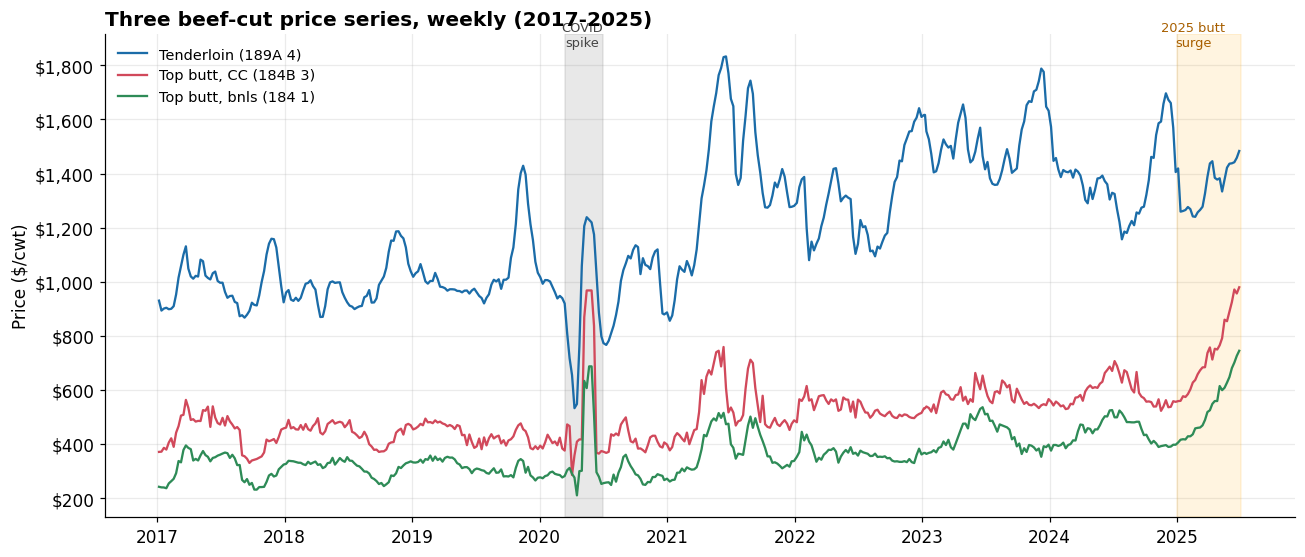
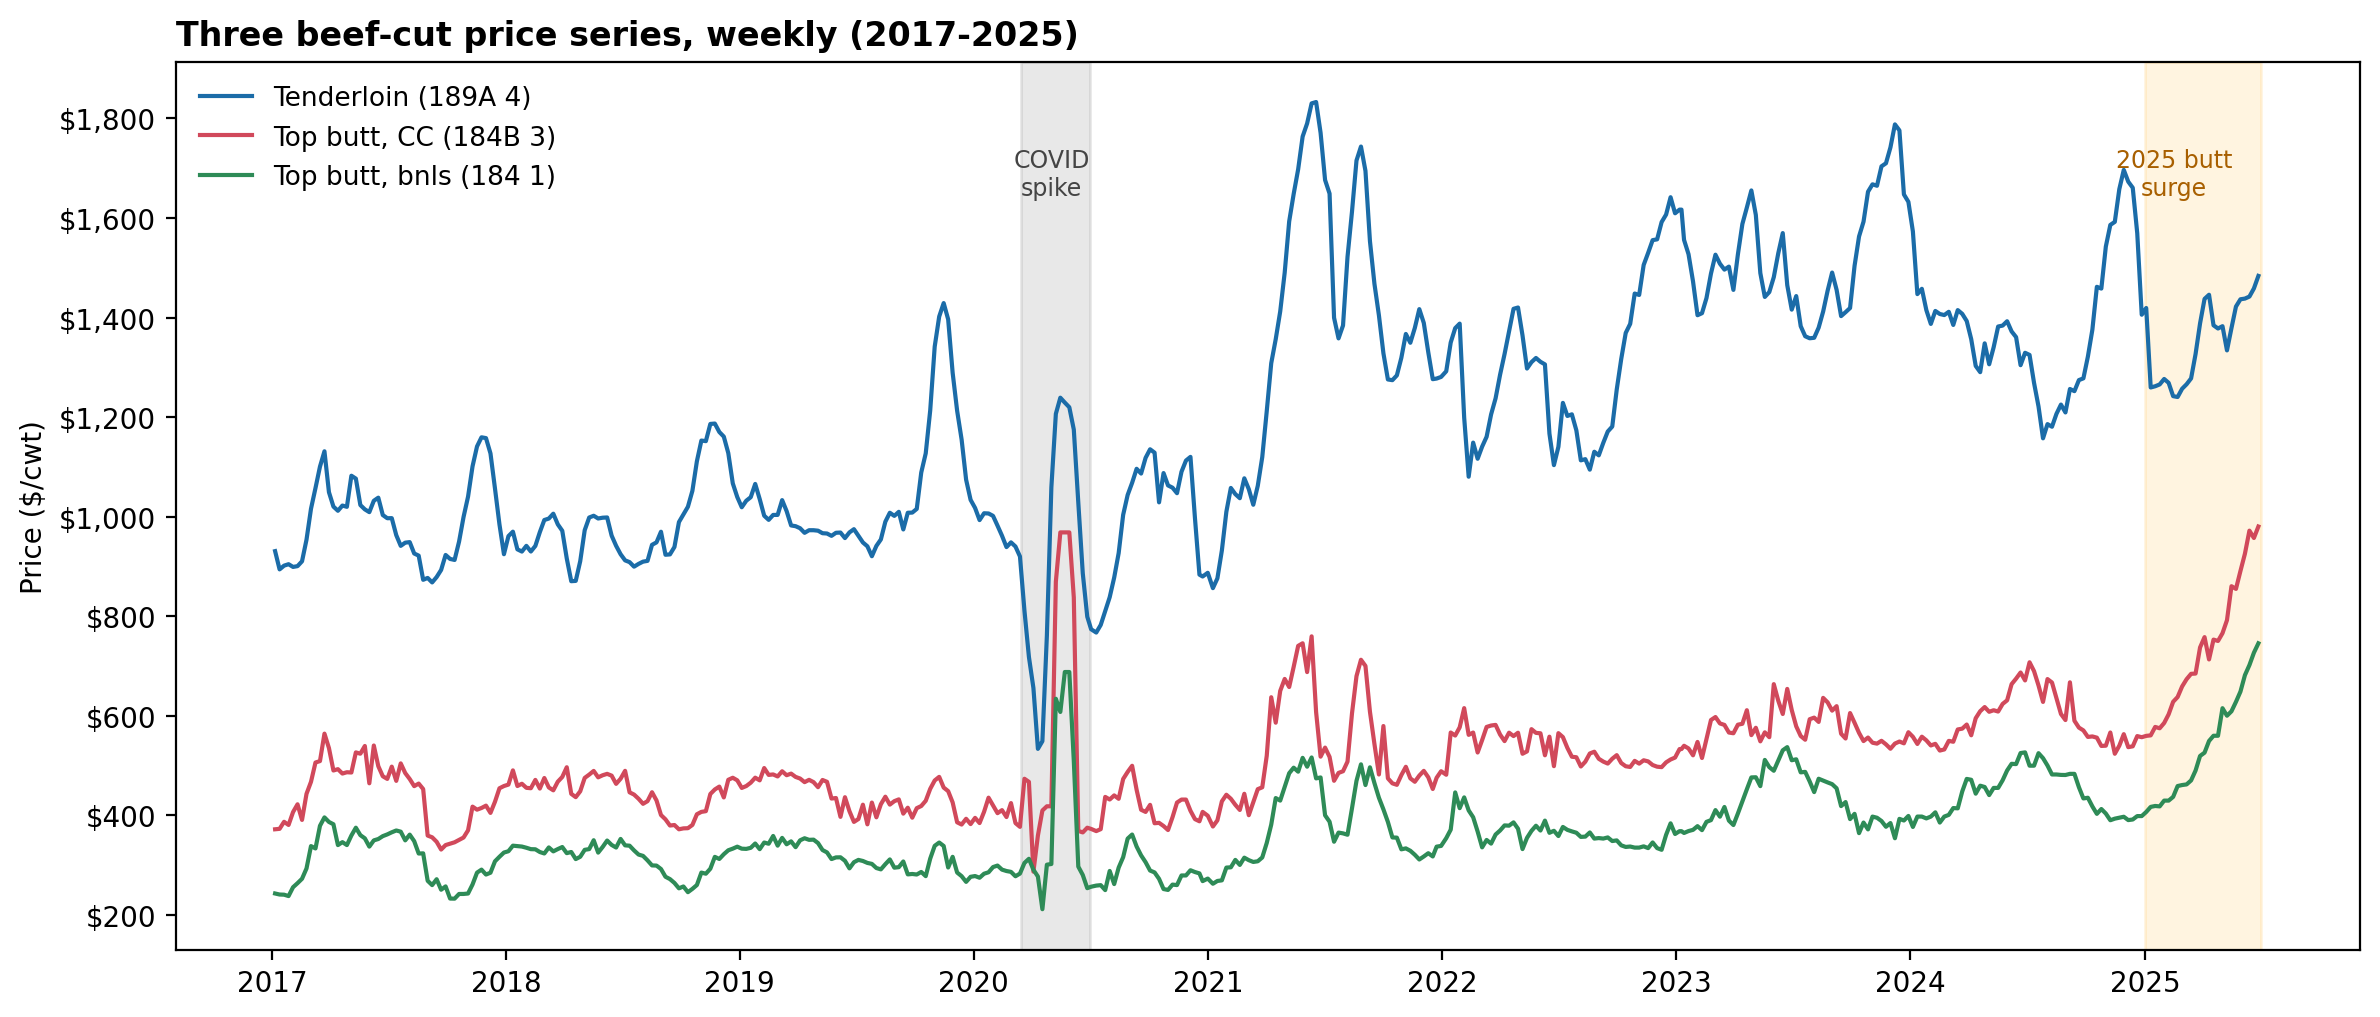
The change to this notebook cell's code, shown as a diff; its figure went from the first image to the second:
--- before
+++ after
@@ -4,7 +4,7 @@
 ax.plot(df.report_date, df.butt_bnls_price,  color=C['butt_bnls'], lw=1.5, label='Top butt, bnls (184 1)')
 ax.axvspan(pd.Timestamp('2020-03-15'), pd.Timestamp('2020-07-01'), color='grey',   alpha=0.18)
-ax.text(pd.Timestamp('2020-05-01'), 1870, 'COVID\nspike', ha='center', fontsize=8.5, color='#444')
+ax.text(pd.Timestamp('2020-05-01'), 1740, 'COVID\nspike', ha='center', va='top', fontsize=8.5, color='#444')
 ax.axvspan(pd.Timestamp('2025-01-01'), pd.Timestamp('2025-07-01'), color='orange', alpha=0.12)
-ax.text(pd.Timestamp('2025-02-15'), 1870, '2025 butt\nsurge', ha='center', fontsize=8.5, color='#a85f00')
+ax.text(pd.Timestamp('2025-02-15'), 1740, '2025 butt\nsurge', ha='center', va='top', fontsize=8.5, color='#a85f00')
 ax.yaxis.set_major_formatter(usd)
 ax.xaxis.set_major_locator(mdates.YearLocator()); ax.xaxis.set_major_formatter(mdates.DateFormatter('%Y'))

Commit: Fix A2 price-series plot: lower the COVID-spike and 2025-surge labels so they aren't clipped